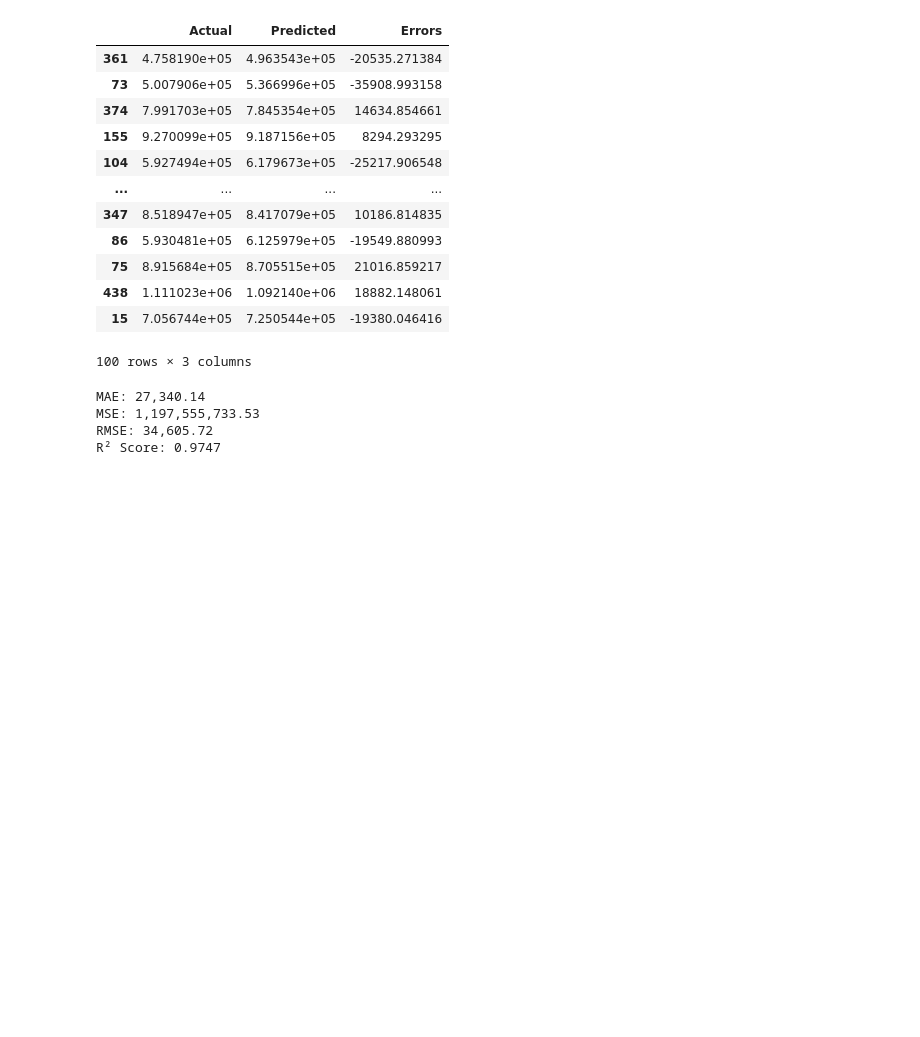
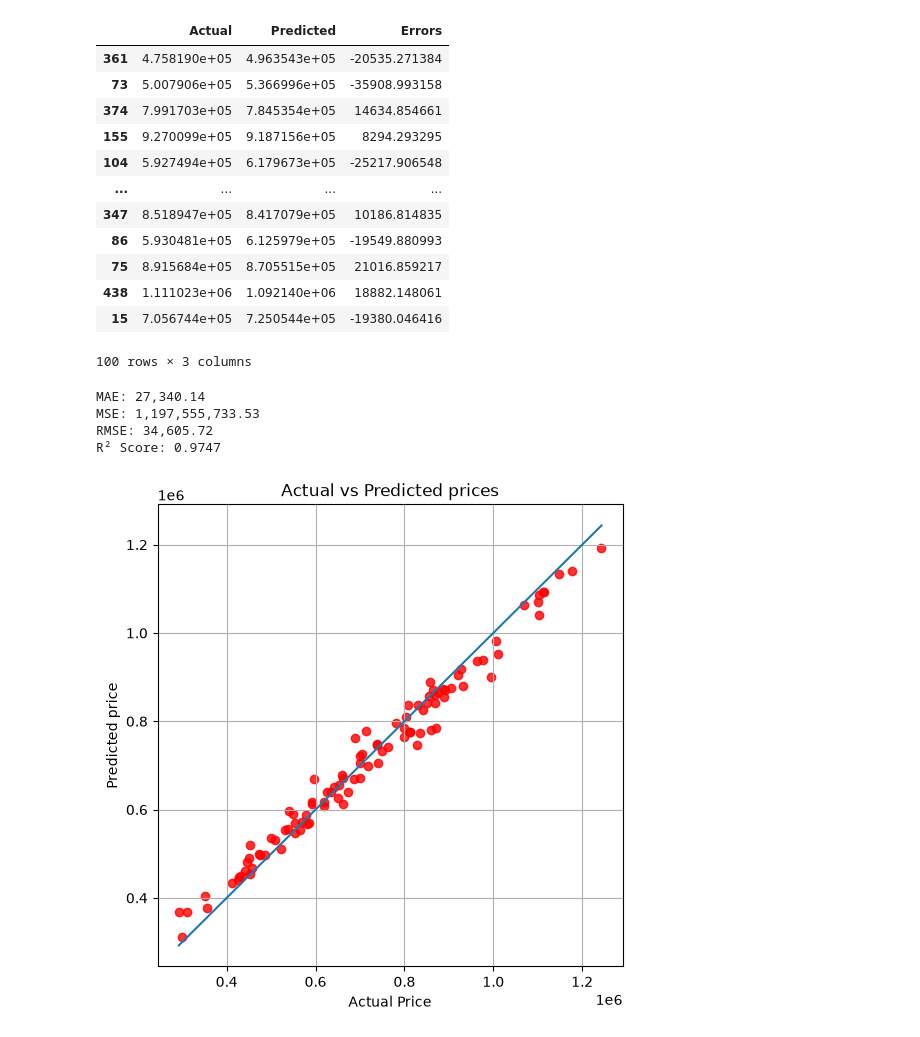
Before and after one commit to MUHAMMADZARYABKHAN-21/new.py, a Jupyter notebook: SCIKIT/Lesson22Xgboosting.ipynb, the cells around one changed output. Drawn from its saved outputs; the diff is of its cells as text; code cells hidden in the pictures; blank space fills up the shorter version.

```diff
--- a/SCIKIT/Lesson22Xgboosting.ipynb
+++ b/SCIKIT/Lesson22Xgboosting.ipynb
@@ -216,3 +218,29 @@ MAE: 27,340.14
 MSE: 1,197,555,733.53
 RMSE: 34,605.72
 R² Score: 0.9747
+# %%
+plt.figure(figsize=(6,6))
+plt.scatter(
+    y_test,
+    y_pred,
+    alpha=0.8,
+    color="red"
+)
+minimum=min(y_test.min()
+,
+            y_pred.min()
+            )
+maximum=max(y_test.max(),
+            y_pred.max())
+plt.plot(
+    [minimum, maximum],
+    [minimum, maximum],
+    linestyle="-"
+)
+plt.xlabel("Actual Price")
+plt.ylabel("Predicted price")
+plt.title("Actual vs Predicted prices")
+plt.grid()
+plt.show()
+# %% [output]
+[figure, added]
```
Also changed, not shown: parts of 3 cells of this notebook.
